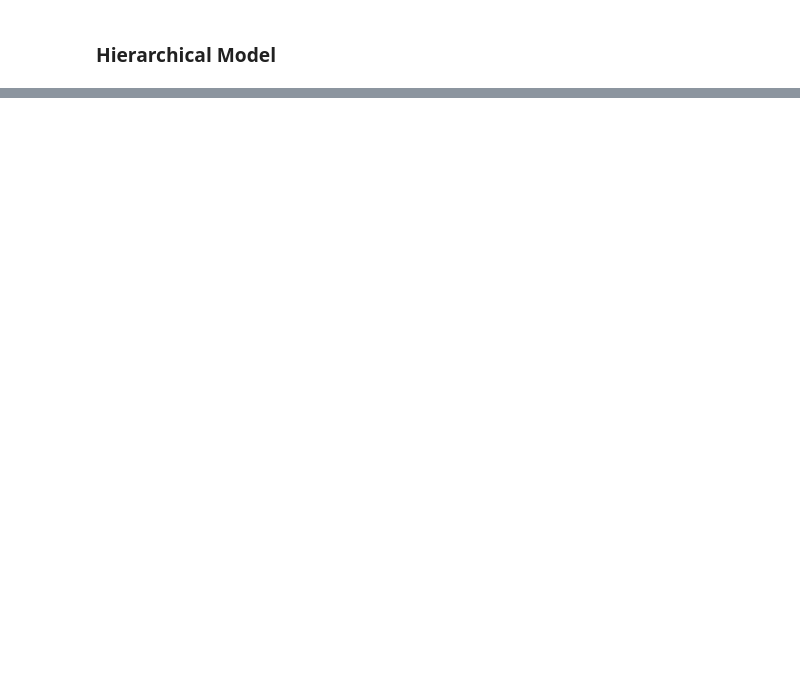
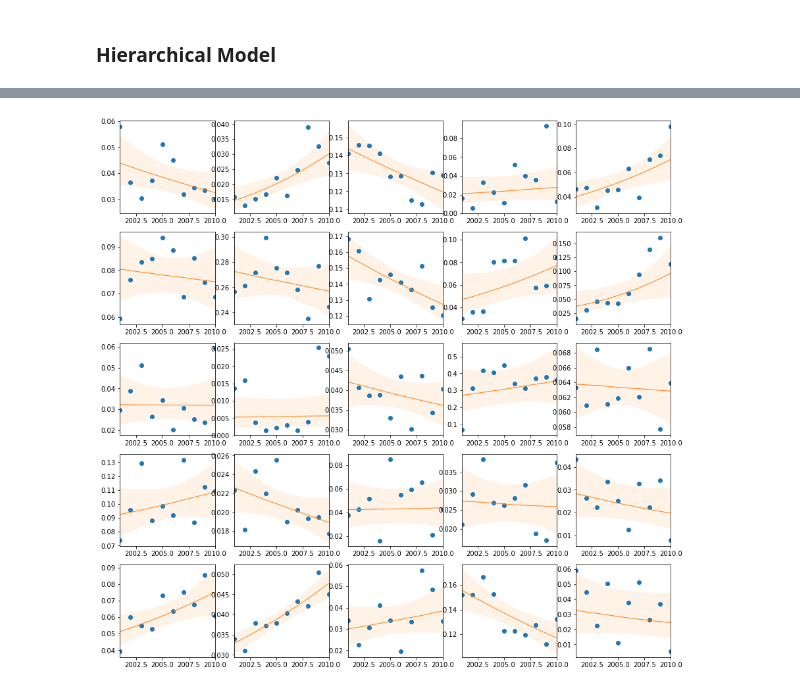
Before and after one commit to fcole90/bdafinal, a Jupyter notebook: bdafinal/notebook.ipynb, the cells around one changed output, grey strips where cells are left out. Saved outputs shown, nothing was run; the diff lists cells and outputs as text; code cells hidden in the pictures; blank space fills up the shorter version.

```diff
--- a/bdafinal/notebook.ipynb
+++ b/bdafinal/notebook.ipynb
@@ -296,0 +359,38 @@ In order to do so we will use the produced PSIS-LOO values for both models:
+# %%
+color_scatter = 'C0'  # 'C0' for default color #0
+color_line = 'C1'     # 'C1' for default color #1
+#for model in sep_models_samples:
+model = sep_models_samples[2]
+fig, axes = plt.subplots(5, 5, figsize=(15, 15))
+for i, samples in enumerate(model):
+    ax = axes[int(i/5), i%5]
+    #ax.hist(np.exp(samples['ypred']), 50)
+    #ax.set_xlabel('y-prediction for x={}'.format(2011))
+
+    color_shade = (
+        1 - 0.1*(1 - np.array(mpl.colors.to_rgb(color_line)))
+    )
+
+    expmu = np.exp(samples['mu'])*100
+
+    ax.fill_between(
+        range(2001,2011),
+        np.percentile(expmu, 5, axis=0),
+        np.percentile(expmu, 95, axis=0),
+        color=color_shade
+    )
+
+    ax.plot(
+        range(2001,2011),
+        np.percentile(expmu, 50, axis=0),
+        color=color_line,
+        linewidth=1
+    )
+
+    ax.scatter(range(2001,2011), data[i]*100) #5, color=color_scatter)
+    ax.set_xlim((2001, 2010))
+
+    #ax.tight_layout()
+plt.show()
+# %% [output]
+[figure, added]
```
Also changed, not shown: parts of 49 cells of this notebook, 2 other files.
